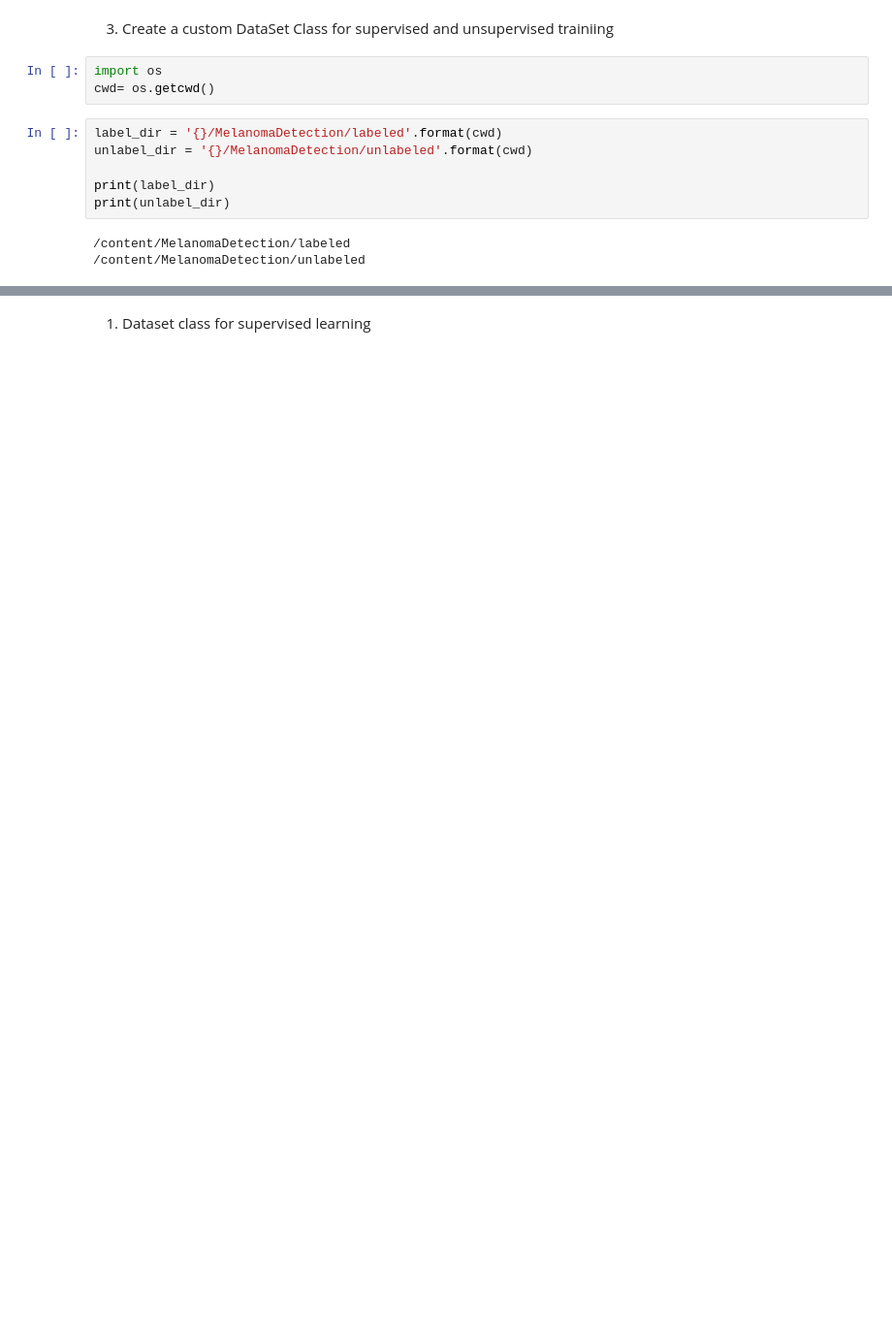
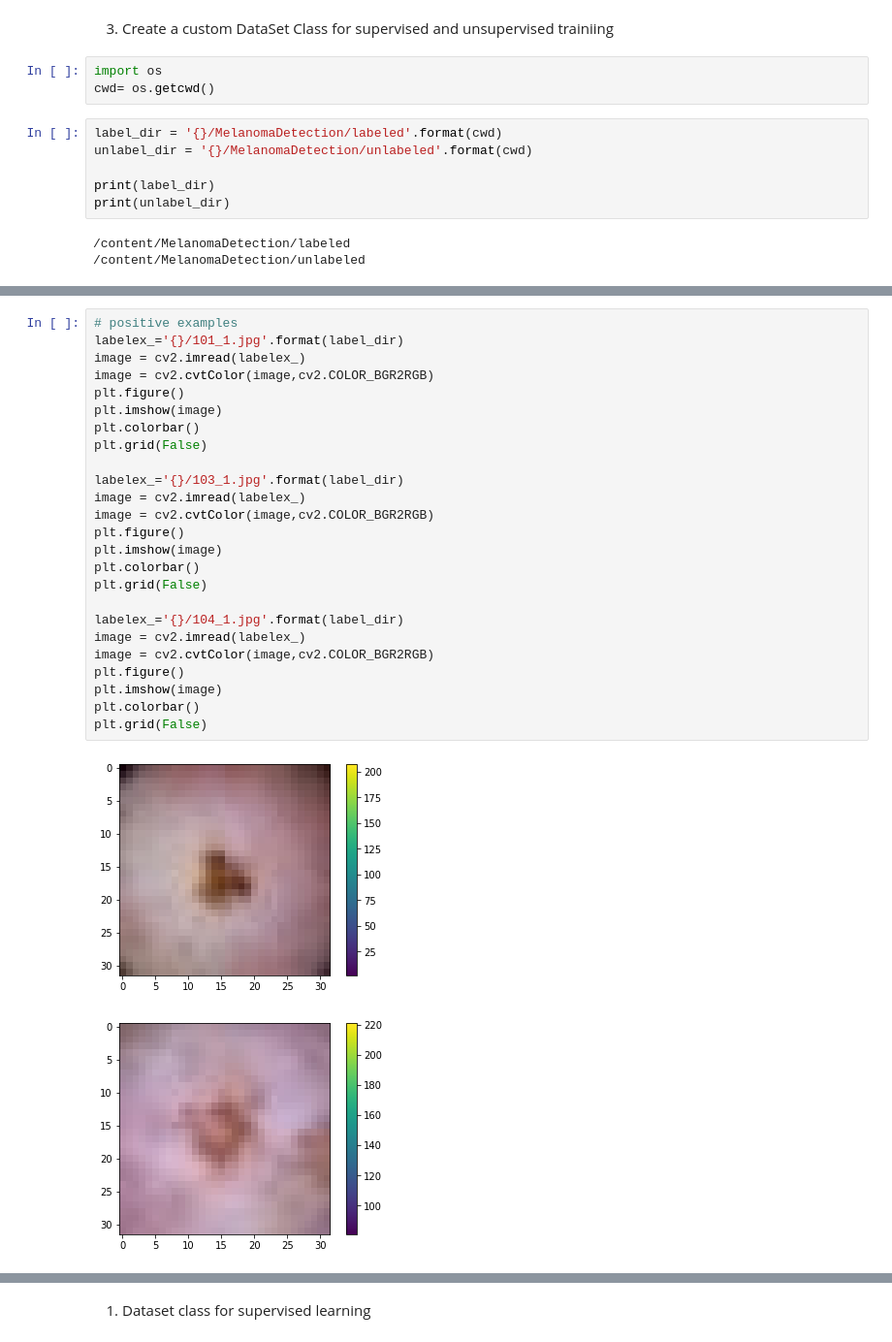
Before and after one commit to bilal841/GANS_melanoma, a Jupyter notebook: week2_review.ipynb, the cells around one changed output, grey strips where cells are left out. Shown at 97% size. Drawn from its saved outputs; the diff is of its cells as text; blank space fills up the shorter version.

```diff
--- a/week2_review.ipynb
+++ b/week2_review.ipynb
@@ -79,0 +113,28 @@ print(unlabel_dir)
+# %%
+# positive examples
+labelex_='{}/101_1.jpg'.format(label_dir)
+image = cv2.imread(labelex_)
+image = cv2.cvtColor(image,cv2.COLOR_BGR2RGB)
+plt.figure()
+plt.imshow(image)
+plt.colorbar()
+plt.grid(False)
+
+labelex_='{}/103_1.jpg'.format(label_dir)
+image = cv2.imread(labelex_)
+image = cv2.cvtColor(image,cv2.COLOR_BGR2RGB)
+plt.figure()
+plt.imshow(image)
+plt.colorbar()
+plt.grid(False)
+
+labelex_='{}/104_1.jpg'.format(label_dir)
+image = cv2.imread(labelex_)
+image = cv2.cvtColor(image,cv2.COLOR_BGR2RGB)
+plt.figure()
+plt.imshow(image)
+plt.colorbar()
+plt.grid(False)
+# %% [output]
+[figure, added]
+[figure, added]
```
Also changed, not shown: parts of 16 cells of this notebook.
